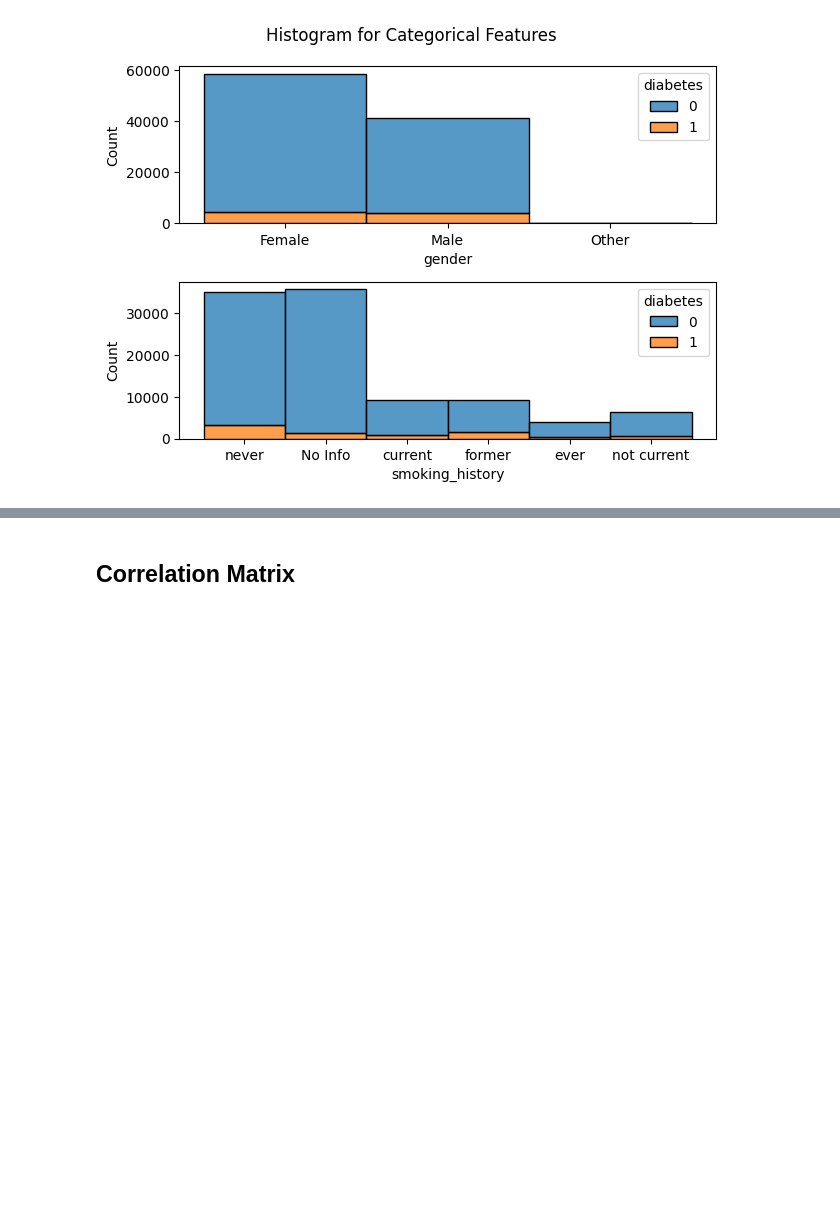
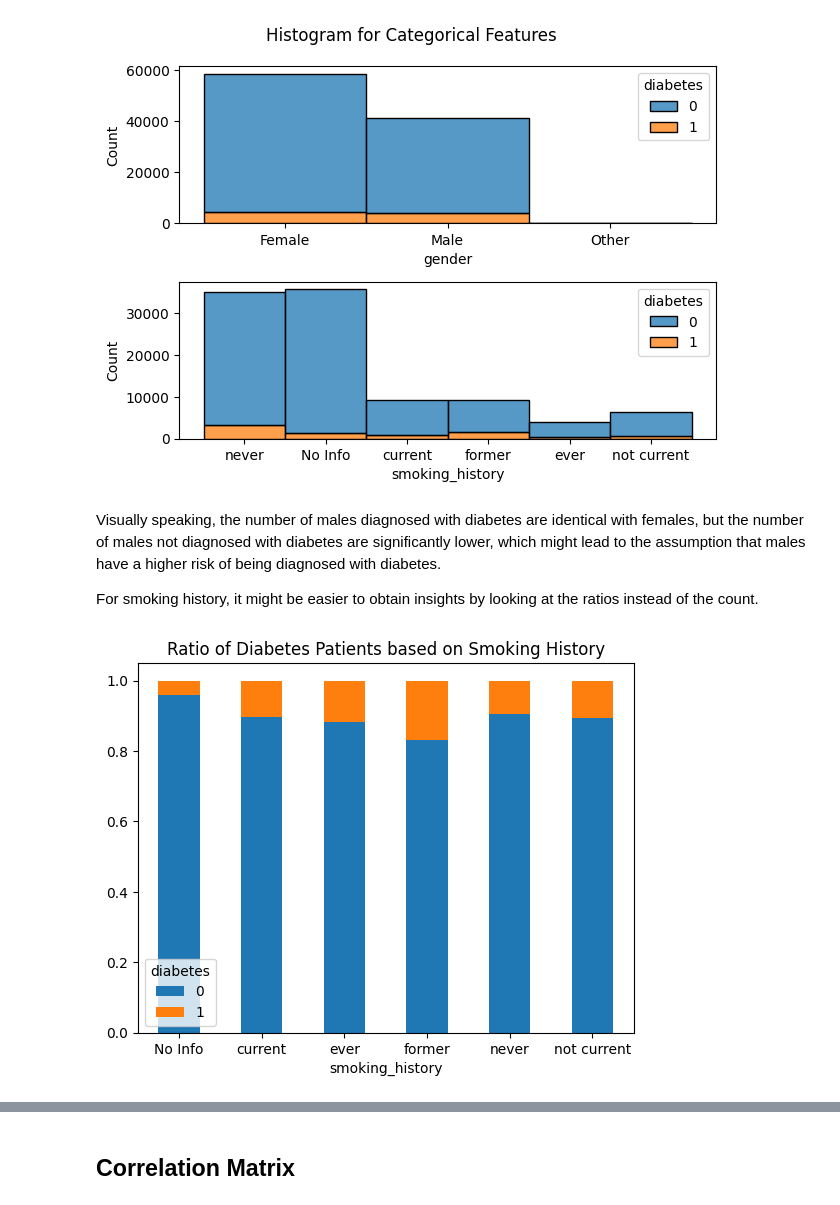
Before and after one commit to mezkymy/diabetes-prediction, a Jupyter notebook: Diabetes_Prediction.ipynb, the cells around one changed output, grey strips where cells are left out. Saved outputs shown, nothing was run; the diff lists cells and outputs as text; code cells hidden in the pictures; blank space fills up the shorter version.

```diff
--- a/Diabetes_Prediction.ipynb
+++ b/Diabetes_Prediction.ipynb
@@ -202,3 +219,16 @@ plt.tight_layout()
 plt.show()
 # %% [output]
 [figure]
+# %% [markdown]
+Visually speaking, the number of males diagnosed with diabetes are identical with females, but the number of males not diagnosed with diabetes are significantly lower, which might lead to the assumption that males have a higher risk of being diagnosed with diabetes.
+
+For smoking history, it might be easier to obtain insights by looking at the ratios instead of the count.
+# %%
+ct = pd.crosstab(index=df['smoking_history'],columns=df['diabetes'], normalize='index')
+
+ct.plot(kind='bar', rot=0, stacked=True)
+
+plt.title('Ratio of Diabetes Patients based on Smoking History')
+plt.show()
+# %% [output]
+[figure, added]
```
Also changed, not shown: parts of 12 cells of this notebook.
